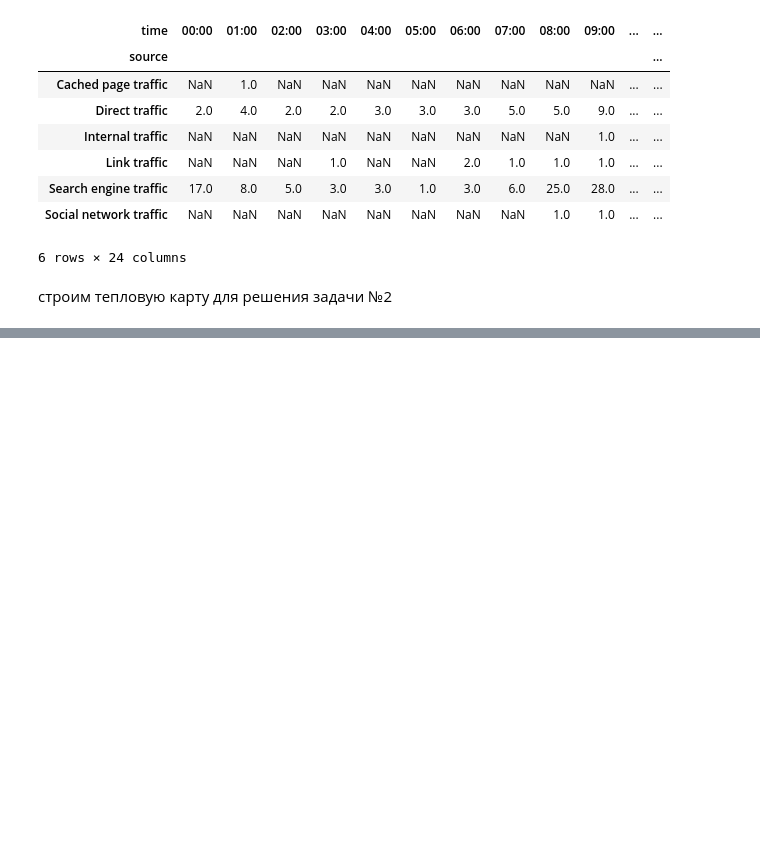
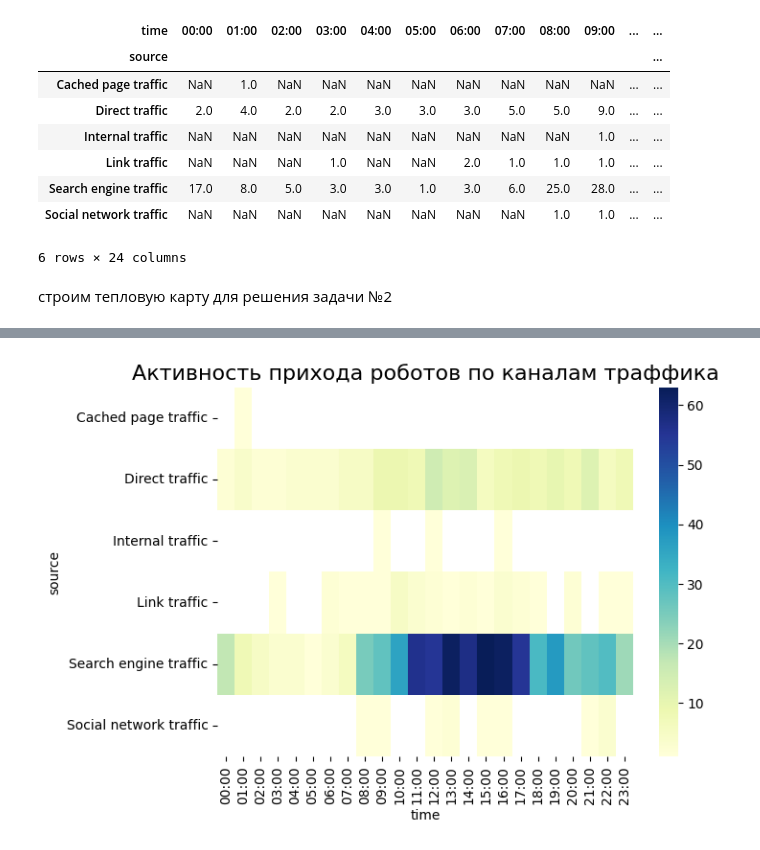
Before and after one commit to SergeySchepilin/for_PYTHON, a Jupyter notebook: project_on_demand_yandex_metrika.ipynb, the cells around one changed output, grey strips where cells are left out. Drawn from its saved outputs; the diff is of its cells as text; code cells hidden in the pictures; blank space fills up the shorter version.

```diff
--- a/project_on_demand_yandex_metrika.ipynb
+++ b/project_on_demand_yandex_metrika.ipynb
@@ -138,0 +244,7 @@ heatmap.set_title('Активность роботов по каналам тр
+# %%
+# активность уникальных роботов-посетителей
+fig = plt.figure(figsize=(7, 5))
+heatmap = sns.heatmap(data=pivot, cmap='YlGnBu')
+heatmap.set_title('Активность прихода роботов по каналам траффика', fontsize=16);
+# %% [output]
+[figure, added]
```
Also changed, not shown: parts of 9 cells of this notebook.
